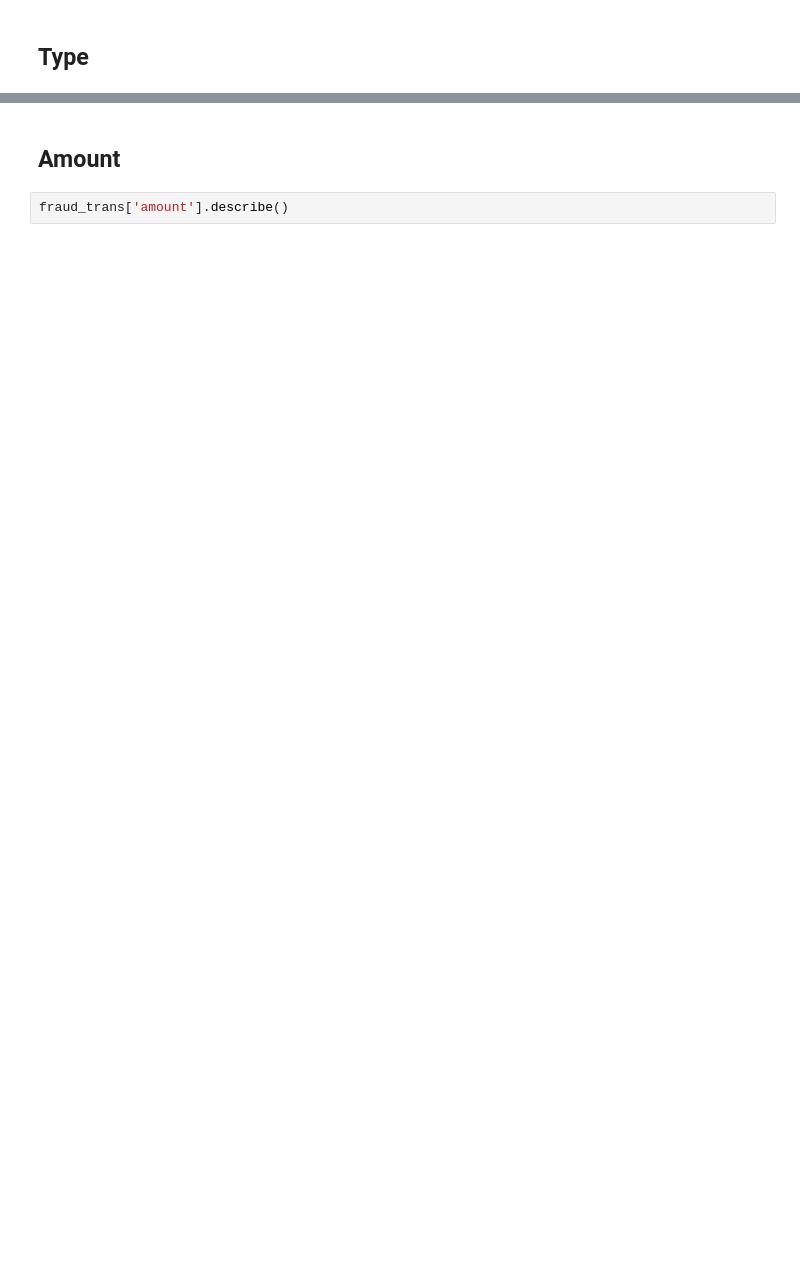
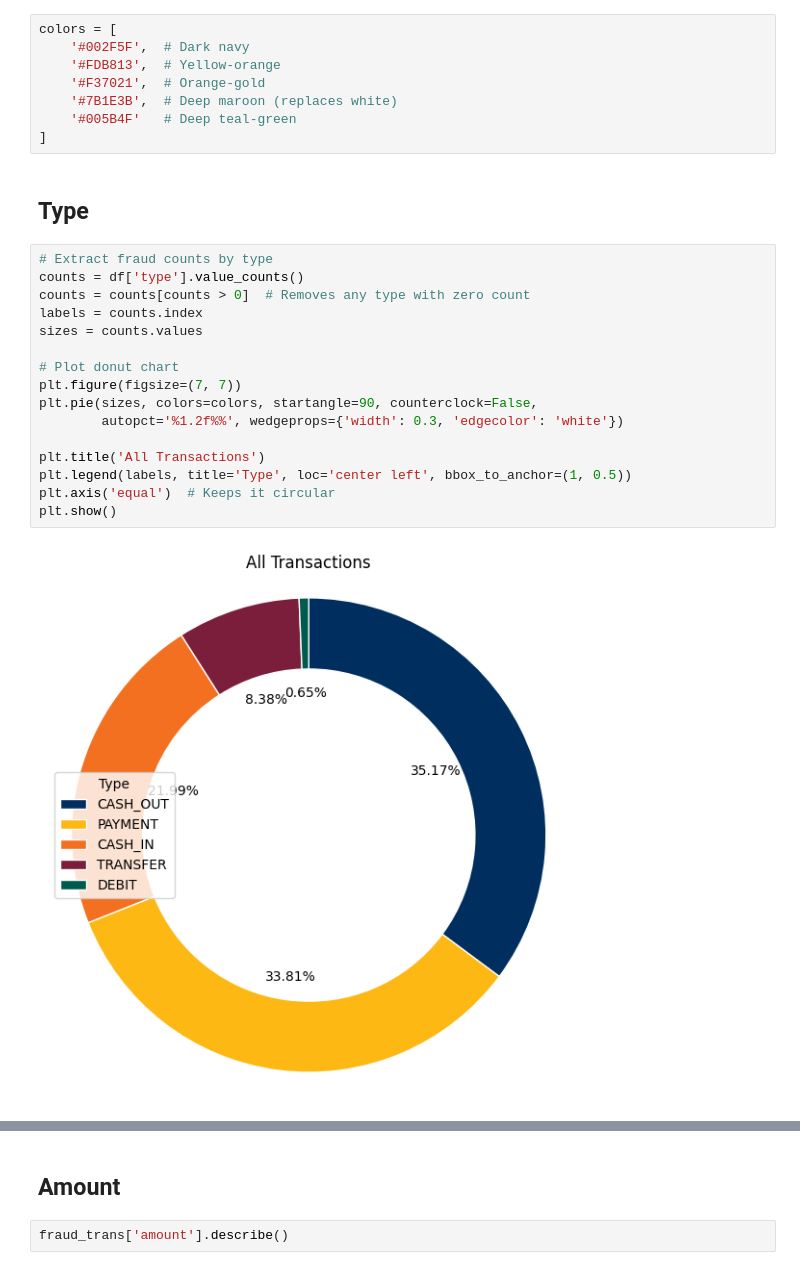
Before and after one commit to nguyentunhu/Financial-Fraud-Patterns-EDA, a Jupyter notebook: main.ipynb, the cells around one changed output, grey strips where cells are left out. Saved outputs shown, nothing was run; the diff lists cells and outputs as text; blank space fills up the shorter version.

```diff
--- a/main.ipynb
+++ b/main.ipynb
@@ -269,3 +262,29 @@ fraud_trans.columns
+# %%
+colors = [
+    '#002F5F',  # Dark navy
+    '#FDB813',  # Yellow-orange
+    '#F37021',  # Orange-gold
+    '#7B1E3B',  # Deep maroon (replaces white)
+    '#005B4F'   # Deep teal-green
+]
 # %% [markdown]
 ## Type
+# %%
+# Extract fraud counts by type
+counts = df['type'].value_counts()
+counts = counts[counts > 0]  # Removes any type with zero count
+labels = counts.index
+sizes = counts.values
+
+# Plot donut chart
+plt.figure(figsize=(7, 7))
+plt.pie(sizes, colors=colors, startangle=90, counterclock=False,
+        autopct='%1.2f%%', wedgeprops={'width': 0.3, 'edgecolor': 'white'})
+
+plt.title('All Transactions')
+plt.legend(labels, title='Type', loc='center left', bbox_to_anchor=(1, 0.5))
+plt.axis('equal')  # Keeps it circular
+plt.show()
+# %% [output]
+[figure, added]
 # %%
```
Also changed, not shown: parts of 25 cells of this notebook.
